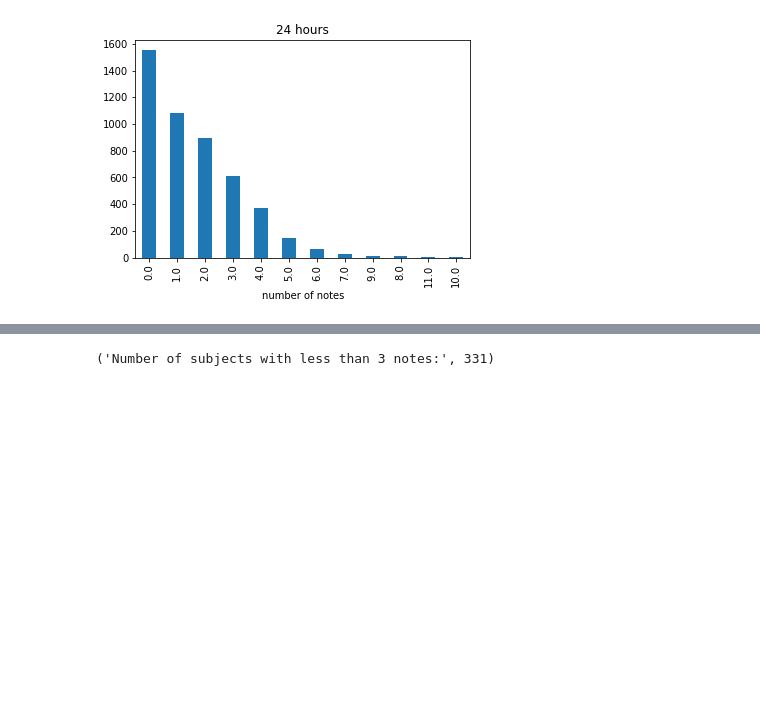
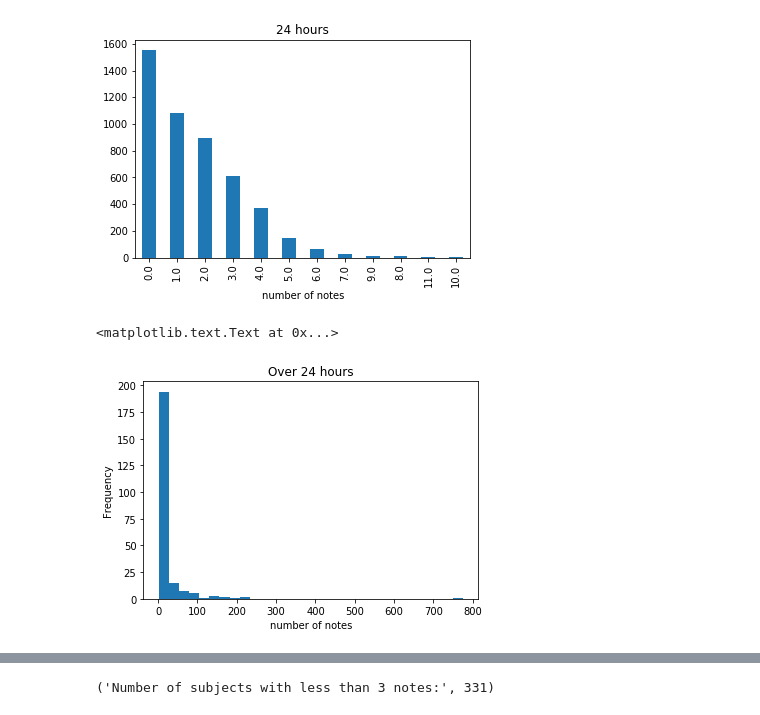
Before and after one commit to xlxulei1005/Project1011_Mortality_Predcition, a Jupyter notebook: Notes_Reorganise_and_Analysis.ipynb, the cells around one changed output, grey strips where cells are left out. Cells and saved outputs as stored; diff of their text form; code cells hidden in the pictures; blank space fills up the shorter version.

```diff
--- a/Notes_Reorganise_and_Analysis.ipynb
+++ b/Notes_Reorganise_and_Analysis.ipynb
@@ -176,4 +176,10 @@ plt.xlabel('number of notes')
 # %% [output]
 <matplotlib.text.Text at 0x...>
 [figure]
+# %%
+notes_counts_table['Over 24 hours'].value_counts().plot.hist(bins = 30, title = 'Over 24 hours')
+plt.xlabel('number of notes')
+# %% [output]
+<matplotlib.text.Text at 0x...>
+[figure, added]
 # %%
```
Also changed, not shown: parts of 6 cells of this notebook, 1 other file.
